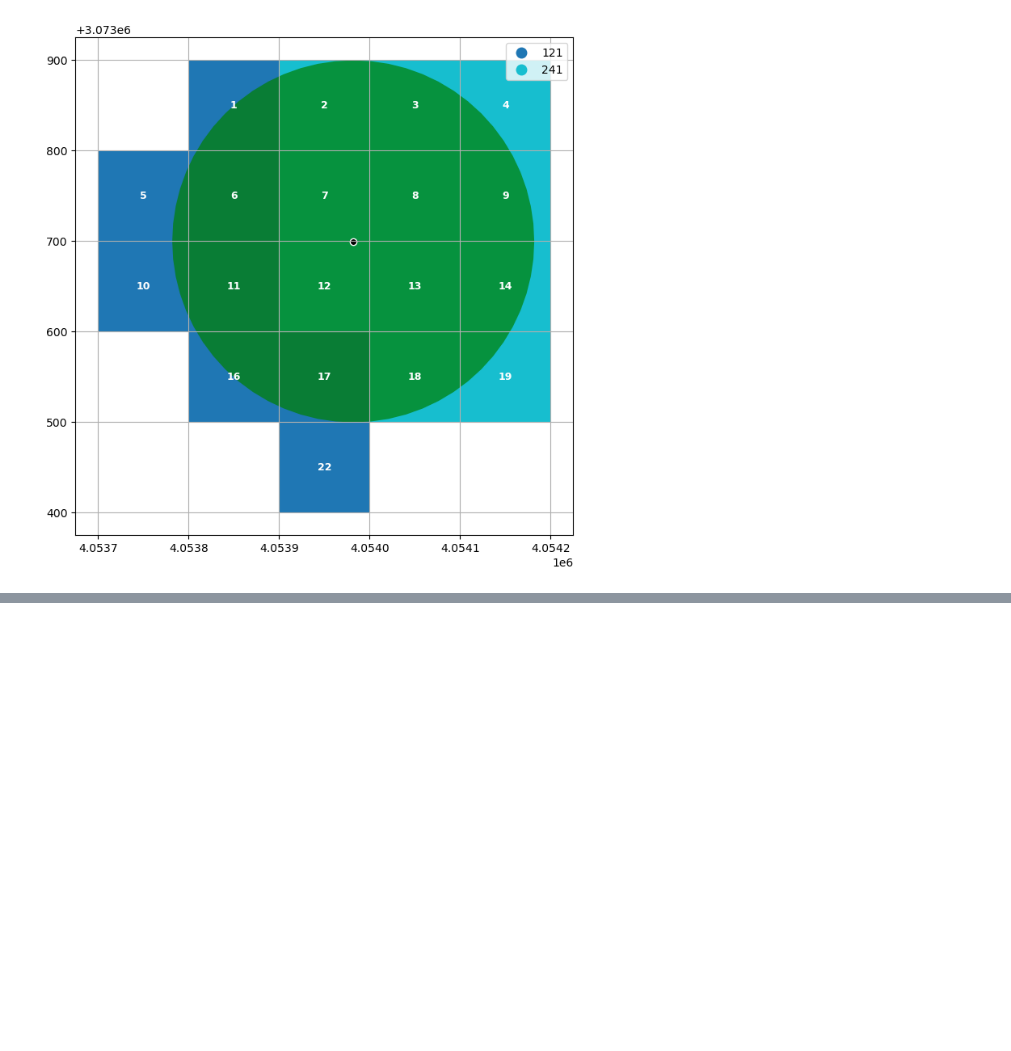
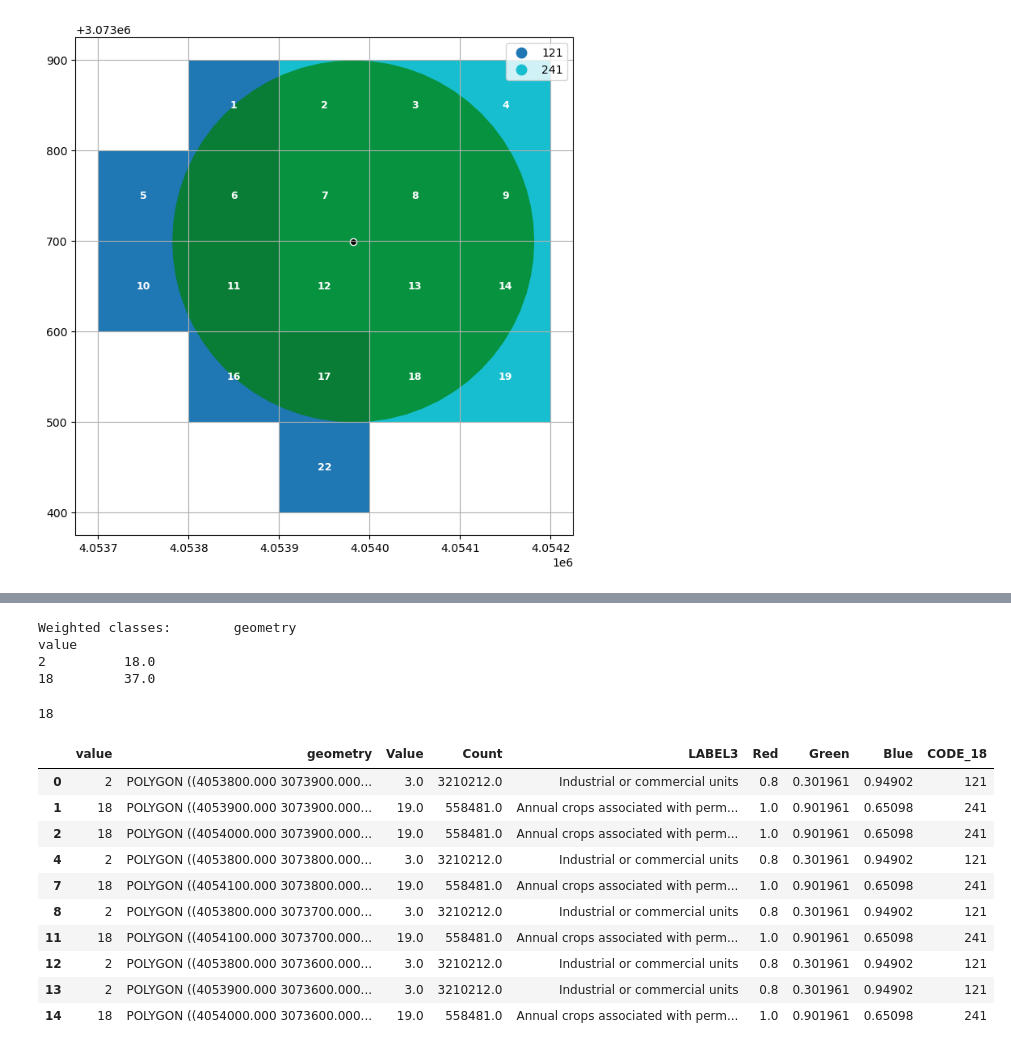
Before and after one commit to mfherrm/BioOTon, a Jupyter notebook: CORINE.ipynb, the cells around one changed output, grey strips where cells are left out. Saved outputs shown, nothing was run; the diff lists cells and outputs as text; code cells hidden in the pictures; blank space fills up the shorter version.

```diff
--- a/CORINE.ipynb
+++ b/CORINE.ipynb
@@ -386,0 +382,4 @@ grs
+# %%
+j0 = getCorineLocationsSingle("F:\\Persönliches\\Git\\BioOTon", buffers[0])
+j1 = getCorineLocationsSingle("F:\\Persönliches\\Git\\BioOTon", buffers[1].difference(buffers[0]).geometry)
+j2 = getCorineLocationsSingle("F:\\Persönliches\\Git\\BioOTon", buffers[2].difference(buffers[1]).geometry)
@@ -386,0 +423,23 @@ grs
+# %%
+getWeightedClass([j0, j1, j2])
+# %% [output]
+Weighted classes:        geometry
+value
+2          18.0
+18         37.0
+18
+# %%
+true_j1 = j1.loc[pd.concat([j0,j1]).normalize().drop_duplicates(keep=False).index]
+true_j1
+# %% [output]
+|  | value | geometry | Value | Count | LABEL3 | Red | Green | Blue | CODE_18 |
+| 0 | 2 | POLYGON ((4053800.000 3073900.000... | 3.0 | 3210212.0 | Industrial or commercial units | 0.8 | 0.301961 | 0.94902 | 121 |
+| 1 | 18 | POLYGON ((4053900.000 3073900.000... | 19.0 | 558481.0 | Annual crops associated with perm... | 1.0 | 0.901961 | 0.65098 | 241 |
+| 2 | 18 | POLYGON ((4054000.000 3073900.000... | 19.0 | 558481.0 | Annual crops associated with perm... | 1.0 | 0.901961 | 0.65098 | 241 |
+| 4 | 2 | POLYGON ((4053800.000 3073800.000... | 3.0 | 3210212.0 | Industrial or commercial units | 0.8 | 0.301961 | 0.94902 | 121 |
+| 7 | 18 | POLYGON ((4054100.000 3073800.000... | 19.0 | 558481.0 | Annual crops associated with perm... | 1.0 | 0.901961 | 0.65098 | 241 |
+| 8 | 2 | POLYGON ((4053800.000 3073700.000... | 3.0 | 3210212.0 | Industrial or commercial units | 0.8 | 0.301961 | 0.94902 | 121 |
+| 11 | 18 | POLYGON ((4054100.000 3073700.000... | 19.0 | 558481.0 | Annual crops associated with perm... | 1.0 | 0.901961 | 0.65098 | 241 |
+| 12 | 2 | POLYGON ((4053800.000 3073600.000... | 3.0 | 3210212.0 | Industrial or commercial units | 0.8 | 0.301961 | 0.94902 | 121 |
+| 13 | 2 | POLYGON ((4053900.000 3073600.000... | 3.0 | 3210212.0 | Industrial or commercial units | 0.8 | 0.301961 | 0.94902 | 121 |
+| 14 | 18 | POLYGON ((4054000.000 3073600.000... | 19.0 | 558481.0 | Annual crops associated with perm... | 1.0 | 0.901961 | 0.65098 | 241 |
```
Also changed, not shown: parts of 11 cells of this notebook.
